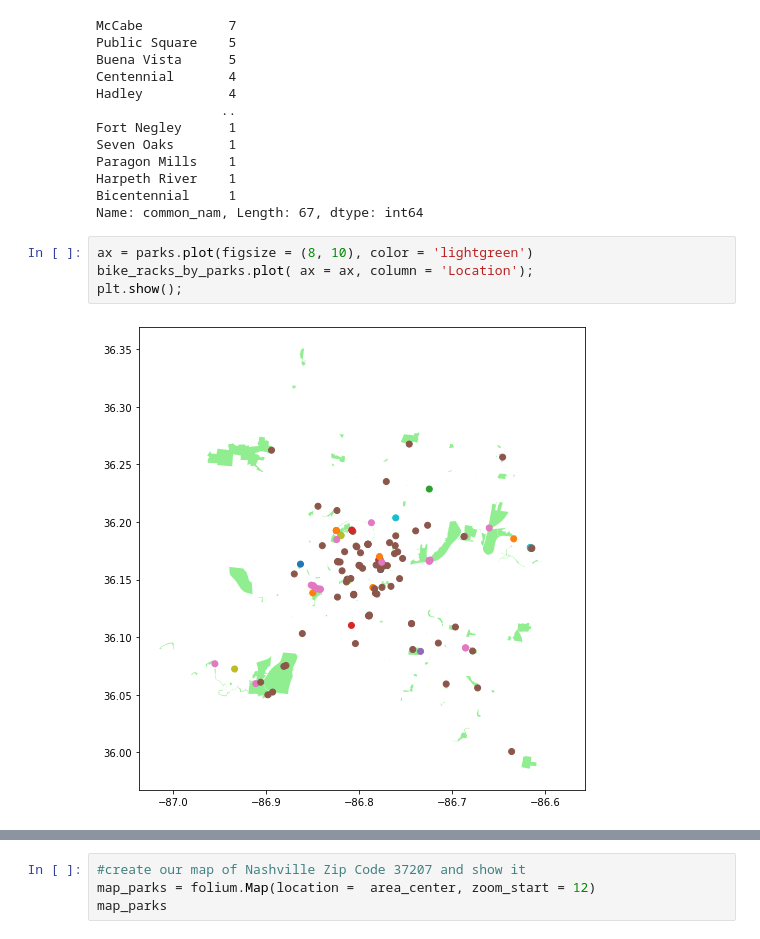
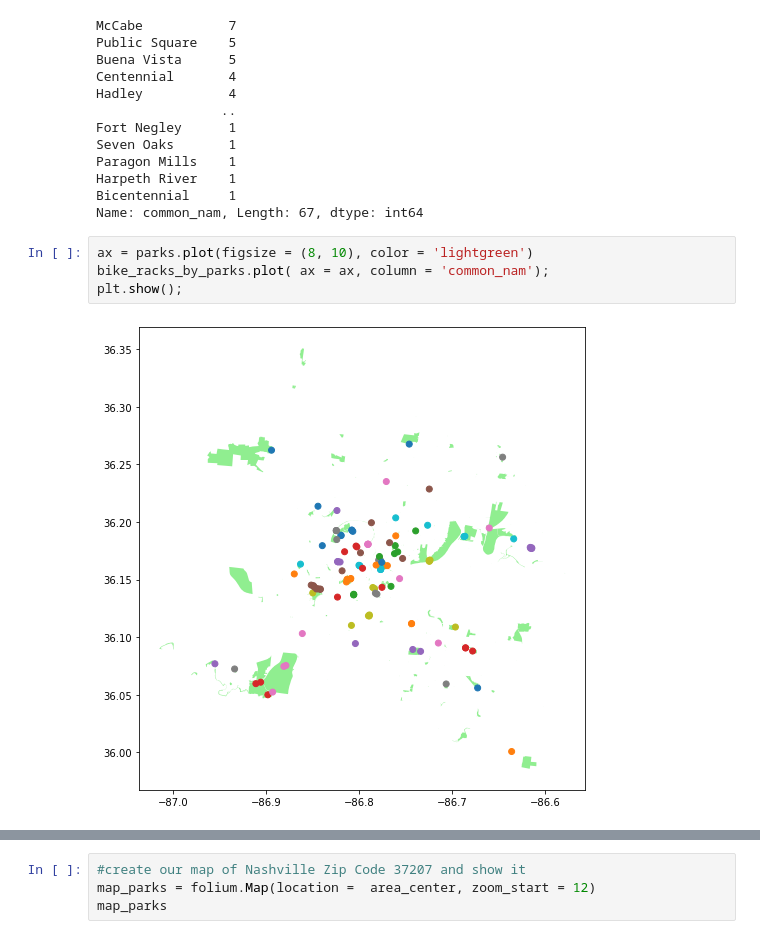
Before and after one commit to NSS-Data-Analytics-Cohort-6/geospatial-python-project-heatherkayb, a Jupyter notebook: notebooks/bike_racks_by_parks.ipynb, the cells around one changed output, grey strips where cells are left out. Drawn from its saved outputs; the diff is of its cells as text.

```diff
--- a/notebooks/bike_racks_by_parks.ipynb
+++ b/notebooks/bike_racks_by_parks.ipynb
@@ -109,10 +109,10 @@ Bicentennial     1
 Name: common_nam, Length: 67, dtype: int64
 # %%
 ax = parks.plot(figsize = (8, 10), color = 'lightgreen')
-bike_racks_by_parks.plot( ax = ax, column = 'Location');
+bike_racks_by_parks.plot( ax = ax, column = 'common_nam');
 plt.show();
 # %% [output]
-[figure, old version]
+[figure, new version]
 # %%
 bike_racks_by_parks.geometry.centroid.head()
 # %% [output]
```
Also changed, not shown: parts of 10 cells of this notebook.
